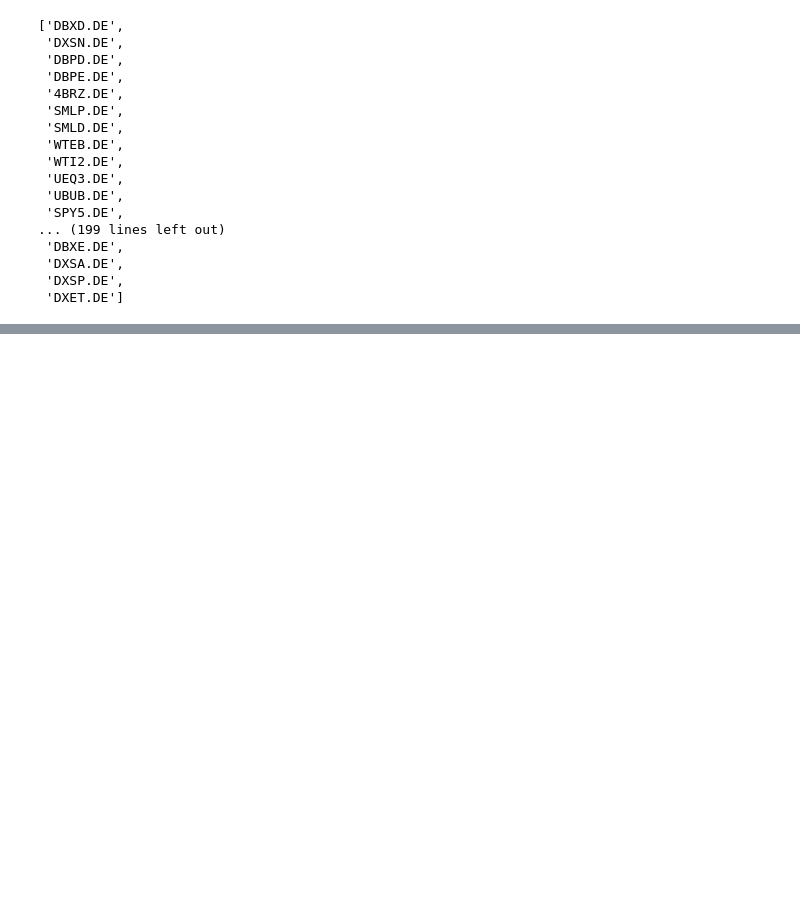
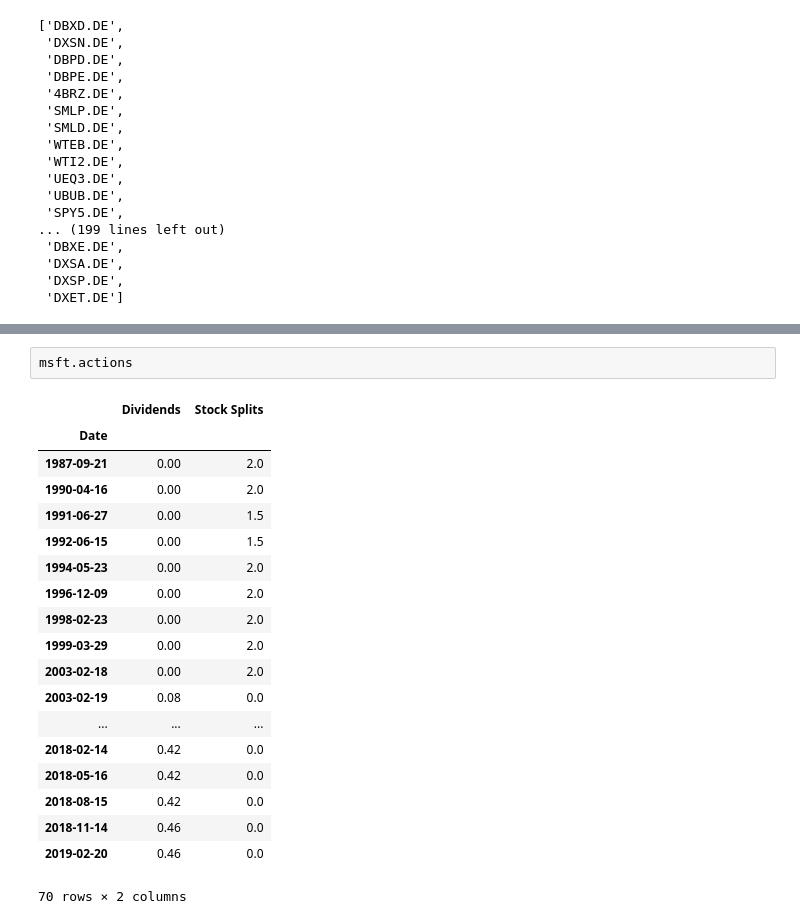
Before and after one commit to webclinic017/barbucket, a Jupyter notebook: download-quotes.ipynb, the cells around one changed output, grey strips where cells are left out. Drawn from its saved outputs; the diff is of its cells as text; blank space fills up the shorter version.

```diff
--- a/download-quotes.ipynb
+++ b/download-quotes.ipynb
@@ -53,0 +76,22 @@ print(data.getHistorical())
+# %%
+msft.actions
+# %% [output]
+|  | Dividends | Stock Splits |
+| Date |  |  |
+| 1987-09-21 | 0.00 | 2.0 |
+| 1990-04-16 | 0.00 | 2.0 |
+| 1991-06-27 | 0.00 | 1.5 |
+| 1992-06-15 | 0.00 | 1.5 |
+| 1994-05-23 | 0.00 | 2.0 |
+| 1996-12-09 | 0.00 | 2.0 |
+| 1998-02-23 | 0.00 | 2.0 |
+| 1999-03-29 | 0.00 | 2.0 |
+| 2003-02-18 | 0.00 | 2.0 |
+| 2003-02-19 | 0.08 | 0.0 |
+| ... | ... | ... |
+| 2018-02-14 | 0.42 | 0.0 |
+| 2018-05-16 | 0.42 | 0.0 |
+| 2018-08-15 | 0.42 | 0.0 |
+| 2018-11-14 | 0.46 | 0.0 |
+| 2019-02-20 | 0.46 | 0.0 |
+70 rows × 2 columns
```
Also changed, not shown: parts of 3 cells of this notebook.
